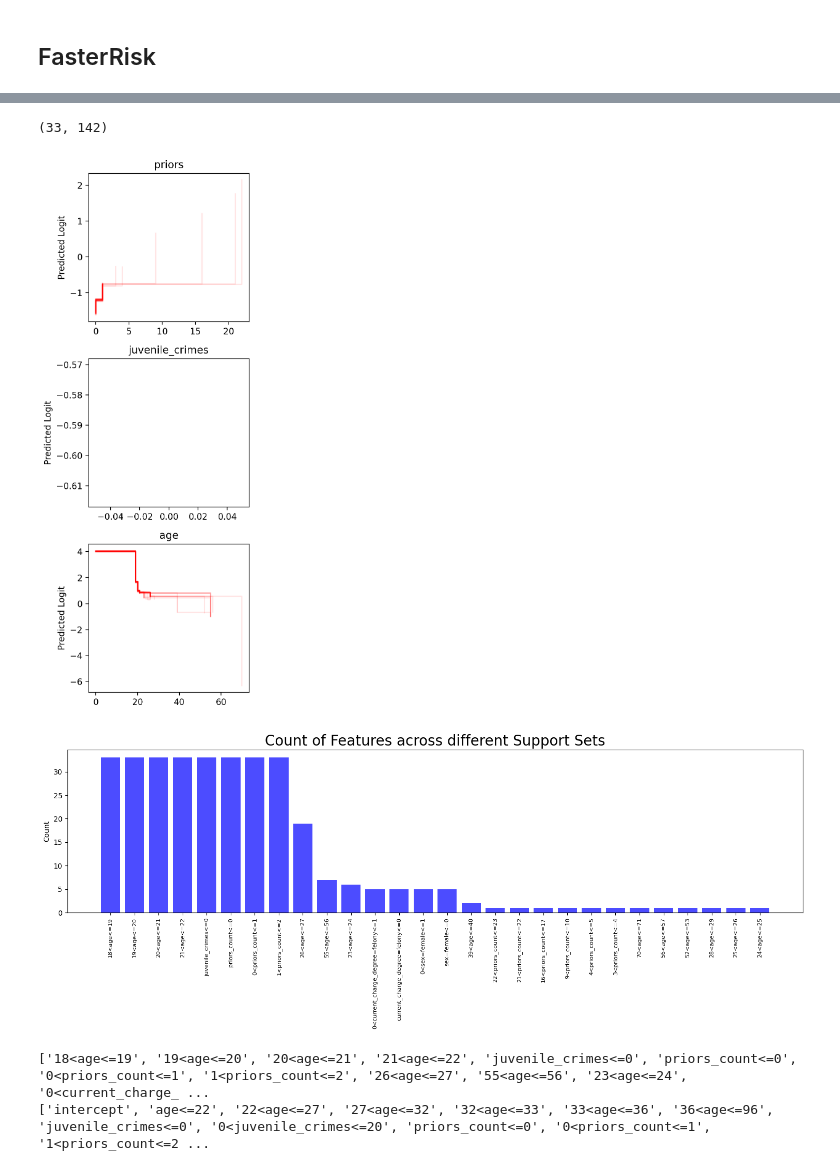
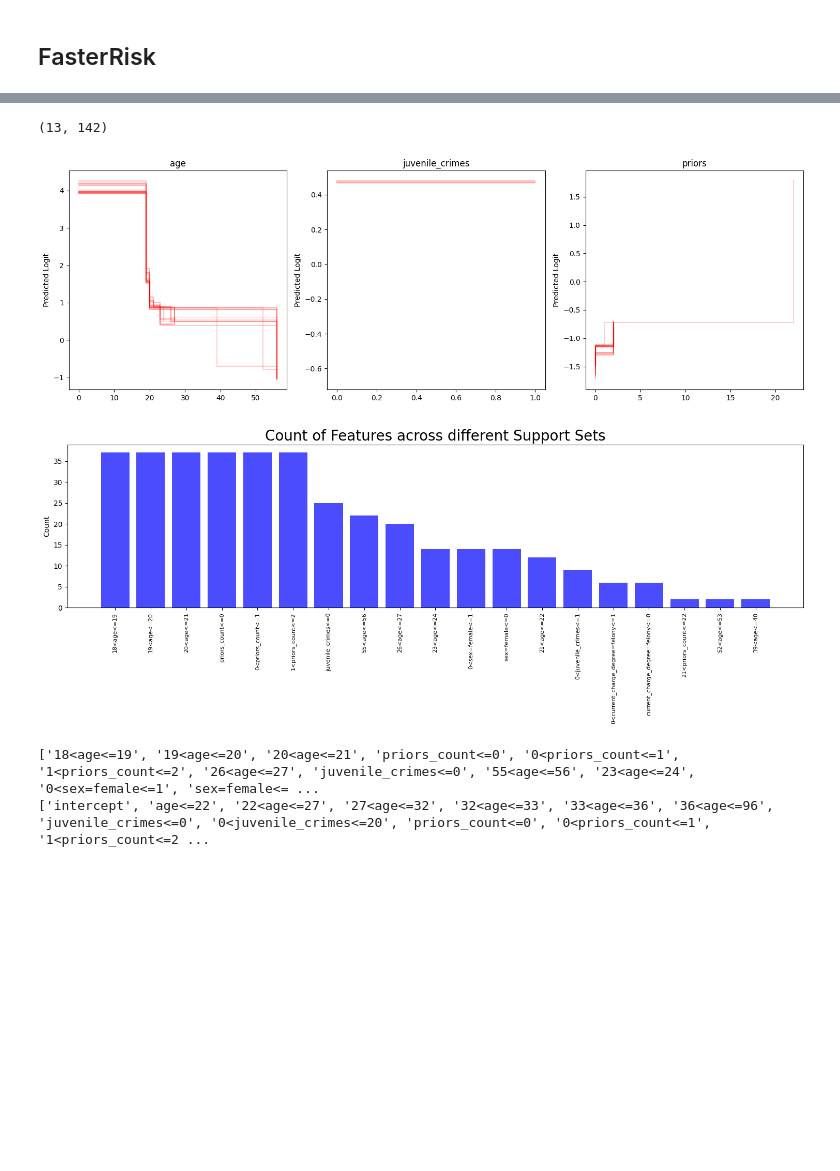
Before and after one commit to chrisli36/gam-rashoman-set, a Jupyter notebook: explore.ipynb, the cells around one changed output, grey strips where cells are left out. Cells and saved outputs as stored; diff of their text form; code cells hidden in the pictures; blank space fills up the shorter version.

Commit message:
edited plotting function

```diff
--- a/explore.ipynb
+++ b/explore.ipynb
@@ -82,9 +89,13 @@ mean loss: 0.37443607933980033
 from FasterRisk.src.fasterrisk import fasterrisk
 
 # using extended get sparse diverse pool
-rs = fasterrisk.RiskScoreOptimizer(X_one_hot, y, k=10, lb=-100, ub=100, gap_tolerance=0.003, select_top_m=100)
-rs.optimize(generate_non_integer_solution=True, test=True, swaps=2)
+rs = fasterrisk.RiskScoreOptimizer(X_one_hot, y, k=10, lb=-100, ub=100, gap_tolerance=0.008, select_top_m=100)
+rs.optimize(generate_non_integer_solution=True, test=True, swaps=3)
 beta0, betas = rs.sparseDiversePool_beta0, rs.sparseDiversePool_betas
+
+# rs = fasterrisk.RiskScoreOptimizer(X_one_hot, y, k=10, lb=-100, ub=100, gap_tolerance=0.003, select_top_m=100)
+# rs.optimize(generate_non_integer_solution=True, test=True, swaps=2)
+# beta0, betas = rs.sparseDiversePool_beta0, rs.sparseDiversePool_betas
 
 # rs = fasterrisk.RiskScoreOptimizer(X_one_hot, y, k=10, lb=-100, ub=100, gap_tolerance=0.002, select_top_m=100)
 # rs.optimize(generate_non_integer_solution=True, test=True, swaps=1)
@@ -140,3 +145,12 @@ print(mean_loss / len(betas))
+# %%
+# save betas and beta0 to a pickle file
+with open("compas_0.008_3.pkl", "wb") as f:
+    pkl.dump({"betas": betas, "beta0": beta0}, f)
+# load betas and beta0 from a pickle file
+with open("compas_0.008_3.pkl", "rb") as f:
+    data = pkl.load(f)
+betas = data["betas"]
+beta0 = data["beta0"]
 # %%
 # GAMS identify artefacts in the data -> Zack
 # Regularization based on data distribution?
@@ -145,48 +159,28 @@ print(mean_loss / len(betas))
 # Domain knowledge -> support sets
 # modify beam search to only include support sets that are sufficiently different
 # (where a diversity parameter is specified by the user)
-print(betas.shape)
 # %% [output]
-(33, 142)
+(13, 142)
 # %%
-import numpy as np
-import pandas as pd
-import matplotlib.pyplot as plt
-import re
-from collections import defaultdict
-from tqdm import tqdm
-
-# Input data
 def get_feature_thresholds(weights, columns):
-    # Extract features and thresholds
-    feature_thresholds = {}
+    feature_thresholds = defaultdict(list)
     for col, weight in zip(columns, weights):
         match = re.search(r'([a-zA-Z]+)', col)
         if match:
             feature = match.group(1)
-            # threshold = col
             threshold = re.findall(r'[\d.]+', col)
             if feature == 'juv':
                 feature = 'juv_misd_count'
             if feature == 'juvenile':
                 feature = 'juvenile_crimes'
-            if feature not in feature_thresholds:
-                feature_thresholds[feature] = []
-            # if feature == 'current':
-            #     print(threshold,list(map(float, threshold)), weight)
             feature_thresholds[feature].append((list(map(float, threshold)), weight))
-
     return feature_thresholds
 
-def plot_gam(X, X_one_hot, header, list_of_weights):
-    # Create subplots
-    num_features = X.shape[1]
-    # fig, axes = plt.subplots(num_features-2, 1, figsize=(10, 3 * num_features), sharex=False)
-    fig = plt.figure(figsize=(13, 3))
-    fig.set_dpi(200)
-    ax_dict = defaultdict(int)
-    if num_features == 1:
-        axes = [axes]  # Ensure axes is iterable for a single feature
+def plot_gam(header, list_of_weights):
+    rows = 1; cols = 3
+    fig, axs = plt.subplots(nrows=rows, ncols=cols, figsize=(5 * cols, 5 * rows))
+    axs = axs.flatten()
+    ax_dict = {}
     counter = 0
     union_of_support_sets = defaultdict(int)
     for i in tqdm(range(len(list_of_weights))):
@@ -198,41 +192,37 @@ def plot_gam(X, X_one_hot, header, list_of_weights):
 
         feature_thresholds = get_feature_thresholds(weights, columns)
         for feature, thresholds_weights in feature_thresholds.items():
             if feature == 'sex' or feature == 'current':
                 continue
             if feature not in ax_dict:
-                ax = fig.add_axes([0.05, 0.1+counter, 0.2, 0.8])
+                ax = axs[counter]
                 ax_dict[feature] = ax
                 counter += 1
             else:
                 ax = ax_dict[feature]
             thresholds, feature_weights = zip(*thresholds_weights)
 
-            x = range(len(thresholds))  # X-axis positions for thresholds
             x_vals, y_vals = [], []
             x_vals.append(0)
             y_vals.append(feature_weights[0])
-            flag = False
             for i in range(len(thresholds) - 1):
                 x_vals.append(thresholds[i][0])
                 y_vals.append(feature_weights[i])
-            if flag:
-                continue
 
             # For the last value of the interval, add it once more
-            x_vals.append(thresholds[-1][0])
+            x_vals.append(thresholds[-1][-1])
             y_vals.append(feature_weights[-1])
 
             ax.step(x_vals, y_vals, where="post", color='r', alpha=0.1)
             ax.set_ylabel("Predicted Logit")
             ax.set_title(feature)
     plt.tight_layout()
     plt.show()
     return union_of_support_sets
 
-union_of_support_sets = plot_gam(X, X_one_hot, header, betas[:100, :])
+union_of_support_sets = plot_gam(header, betas[:100, :])
 # %% [output]
-[figure, old version]
+[figure, new version]
 # %%
 # Given dictionary
 sorted_data = dict(sorted(union_of_support_sets.items(), key=lambda x: x[1], reverse=True))
@@ -250,16 +240,17 @@ plt.title('Count of Features across different Support Sets', fontsize=20)
 plt.tight_layout()
 plt.show()
 # %% [output]
-[figure, old version]
+[figure, new version]
 # %%
-header = pkl.load(open(betas_fastSparse, 'rb'))['header_new']
-header = [i.replace('.0', '') for i in header]
-print(keys)
-print(header)
+# header = pkl.load(open(betas_fastSparse, 'rb'))['header_new']
+# header = [i.replace('.0', '') for i in header]
+# print(keys)
+# print(header)
+
 # for key in keys[:15]:
 #     print(header,key)
 # if key in header:
 #     print(key)
 # %% [output]
-['18<age<=19', '19<age<=20', '20<age<=21', '21<age<=22', 'juvenile_crimes<=0', 'priors_count<=0', '0<priors_count<=1', '1<priors_count<=2', '26<age<=27', '55<age<=56', '23<age<=24', '0<current_charge_ ...
+['18<age<=19', '19<age<=20', '20<age<=21', 'priors_count<=0', '0<priors_count<=1', '1<priors_count<=2', '26<age<=27', 'juvenile_crimes<=0', '55<age<=56', '23<age<=24', '0<sex=female<=1', 'sex=female<= ...
 ['intercept', 'age<=22', '22<age<=27', '27<age<=32', '32<age<=33', '33<age<=36', '36<age<=96', 'juvenile_crimes<=0', '0<juvenile_crimes<=20', 'priors_count<=0', '0<priors_count<=1', '1<priors_count<=2 ...
```
Also changed, not shown: parts of 3 cells of this notebook, 12 other files.
